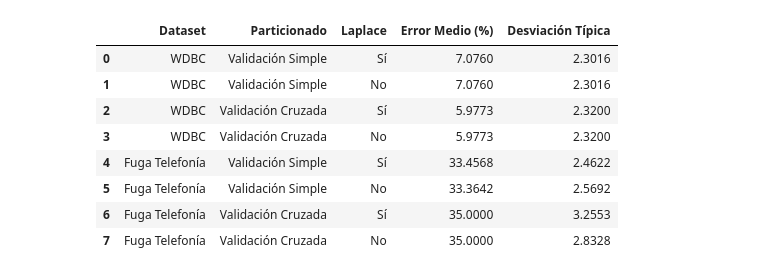
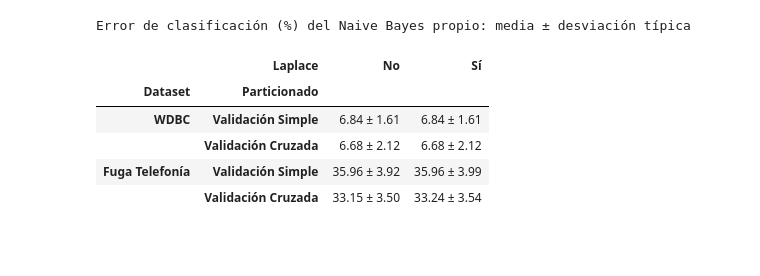
Before and after one commit to HugoMartRod/FAA_P1, a Jupyter notebook: FAAP1_1461_10.ipynb, the cells around one changed output. Cells and saved outputs as stored; diff of their text form; code cells hidden in the pictures; blank space fills up the shorter version.

```diff
--- a/FAAP1_1461_10.ipynb
+++ b/FAAP1_1461_10.ipynb
@@ -4,72 +66,48 @@ Tabla con los resultados de la ejecución para los conjuntos de datos analizados
 # %%
-import pandas as pd
-import numpy as np
-from MyScikitLearn.preprocesamiento import Dataset
-from MyScikitLearn.particionado import ValidacionSimple, ValidacionCruzada
-from MyScikitLearn.modelos.naive_bayes import ClasificadorNaiveBayes
-
-def evaluar_naive_bayes(ruta_dataset, atributos_discretos, nombre_dataset):
+def evaluar_naive_bayes(nombre_dataset, ruta_dataset):
     dataset = Dataset(ruta_dataset)
     datos = dataset.obtener_datos()
-
-    # Instanciamos las dos estrategias de particionado requeridas
-    estrategias = {
-        "Validación Simple": ValidacionSimple(proporcion_test=0.3, numero_ejecuciones=10), # 10 ejecuciones para tener una desviación típica real
-        "Validación Cruzada": ValidacionCruzada(numero_particiones=5)
-    }
-
+    atributos_discretos = dataset.atributosDiscretos
     resultados = []
 
-    for nombre_est, validador in estrategias.items():
+    for nombre_est, validador in estrategias_propias().items():
         validador.creaParticiones(len(datos))
 
-        # Ejecutamos con y sin corrección de Laplace
-        for laplace in [True, False]:
+        for laplace in [False, True]:
             clasificador = ClasificadorNaiveBayes(laplace=laplace)
             errores = []
 
             for particion in validador.particiones:
                 datos_train = datos[particion["train"]]
                 datos_test = datos[particion["test"]]
 
-                # Entrenamiento y Clasificación
                 clasificador.entrenamiento(datos_train, atributos_discretos, dataset.diccionarios)
                 predicciones = clasificador.clasifica(datos_test, atributos_discretos, dataset.diccionarios)
+                errores.append(clasificador.error(datos_test, predicciones))
 
-                # Cálculo de error
-                error = clasificador.error(datos_test, predicciones)
-                errores.append(error)
-
-            # Guardamos las métricas requeridas: promedio y desviación típica
             resultados.append({
                 "Dataset": nombre_dataset,
                 "Particionado": nombre_est,
                 "Laplace": "Sí" if laplace else "No",
                 "Error Medio (%)": np.mean(errores) * 100,
                 "Desviación Típica": np.std(errores) * 100
             })
+    return resultados
 
-    return resultados
+
+np.random.seed(SEMILLA)
+resultados_nb = []
+for nombre, ruta in DATASETS.items():
+    resultados_nb += evaluar_naive_bayes(nombre, ruta)
+df_nb = pd.DataFrame(resultados_nb)
+
+print("Error de clasificación (%) del Naive Bayes propio: media ± desviación típica")
+display(tabla(df_nb, ["Dataset", "Particionado"], "Laplace"))
+# %% [output]
+Error de clasificación (%) del Naive Bayes propio: media ± desviación típica
+|  | Laplace | No | Sí |
+| Dataset | Particionado |  |  |
+| WDBC | Validación Simple | 6.84 ± 1.61 | 6.84 ± 1.61 |
+|  | Validación Cruzada | 6.68 ± 2.12 | 6.68 ± 2.12 |
+| Fuga Telefonía | Validación Simple | 35.96 ± 3.92 | 35.96 ± 3.99 |
+|  | Validación Cruzada | 33.15 ± 3.50 | 33.24 ± 3.54 |
-# %%
-# 1. Configuración WDBC: 30 atributos, todos continuos (False)
-discretos_wdbc = [False] * 30
-resultados_wdbc = evaluar_naive_bayes("wdbc.csv", discretos_wdbc, "WDBC")
-
-# 2. Configuración Fuga Telefonía: Asumimos los 10 primeros continuos (False) y los 2 categóricos discretos (True)
-discretos_fuga = [False] * 10 + [True, True]
-resultados_fuga = evaluar_naive_bayes("fuga_telefonia_ok.csv", discretos_fuga, "Fuga Telefonía")
-
-# Combinamos y mostramos la tabla final usando Pandas
-df_resultados = pd.DataFrame(resultados_wdbc + resultados_fuga)
-df_resultados = df_resultados.round(4) # Redondeamos a 4 decimales para mayor limpieza
-display(df_resultados)
-# %% [output]
-|  | Dataset | Particionado | Laplace | Error Medio (%) | Desviación Típica |
-| 0 | WDBC | Validación Simple | Sí | 7.0760 | 2.3016 |
-| 1 | WDBC | Validación Simple | No | 7.0760 | 2.3016 |
-| 2 | WDBC | Validación Cruzada | Sí | 5.9773 | 2.3200 |
-| 3 | WDBC | Validación Cruzada | No | 5.9773 | 2.3200 |
-| 4 | Fuga Telefonía | Validación Simple | Sí | 33.4568 | 2.4622 |
-| 5 | Fuga Telefonía | Validación Simple | No | 33.3642 | 2.5692 |
-| 6 | Fuga Telefonía | Validación Cruzada | Sí | 35.0000 | 3.2553 |
-| 7 | Fuga Telefonía | Validación Cruzada | No | 35.0000 | 2.8328 |
```
Also changed, not shown: parts of 26 cells of this notebook, 7 other files.
